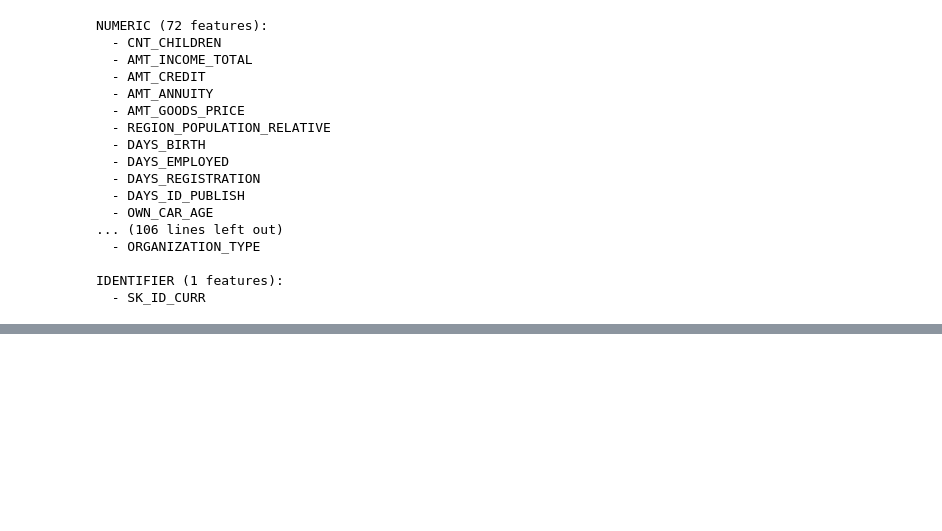
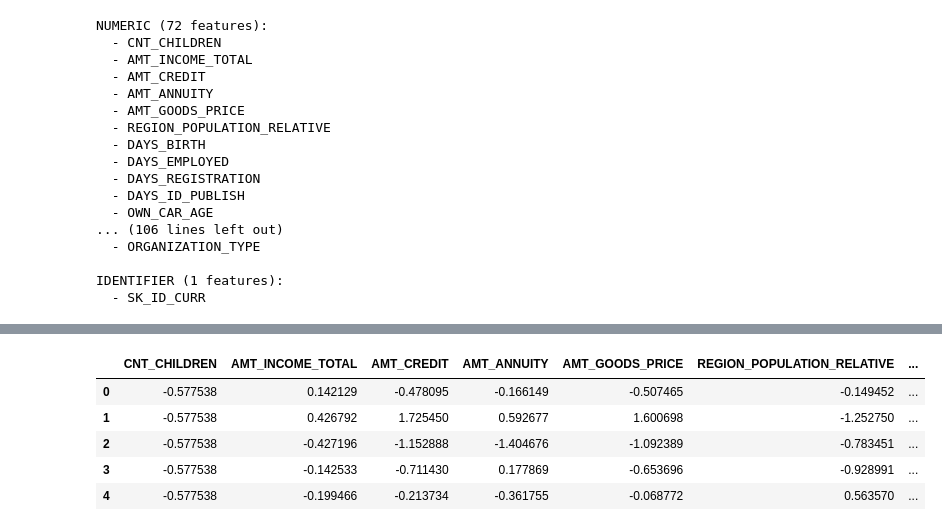
Before and after one commit to hhoow0093/IF441-B-MachineLearning-HomeCreditRisk-FinalProject, a Jupyter notebook: IF441-Machine-Learning-Project-Home-Credit-Risk-Final-Project.ipynb, the cells around one changed output, grey strips where cells are left out. Saved outputs shown, nothing was run; the diff lists cells and outputs as text; code cells hidden in the pictures; blank space fills up the shorter version.

```diff
--- a/IF441-Machine-Learning-Project-Home-Credit-Risk-Final-Project.ipynb
+++ b/IF441-Machine-Learning-Project-Home-Credit-Risk-Final-Project.ipynb
@@ -164,0 +193,9 @@ IDENTIFIER (1 features):
+# %%
+df_clean_numerical.head()
+# %% [output]
+|  | CNT_CHILDREN | AMT_INCOME_TOTAL | AMT_CREDIT | AMT_ANNUITY | AMT_GOODS_PRICE | REGION_POPULATION_RELATIVE | ... |
+| 0 | -0.577538 | 0.142129 | -0.478095 | -0.166149 | -0.507465 | -0.149452 | ... |
+| 1 | -0.577538 | 0.426792 | 1.725450 | 0.592677 | 1.600698 | -1.252750 | ... |
+| 2 | -0.577538 | -0.427196 | -1.152888 | -1.404676 | -1.092389 | -0.783451 | ... |
+| 3 | -0.577538 | -0.142533 | -0.711430 | 0.177869 | -0.653696 | -0.928991 | ... |
+| 4 | -0.577538 | -0.199466 | -0.213734 | -0.361755 | -0.068772 | 0.563570 | ... |
```
Also changed, not shown: parts of 15 cells of this notebook.
